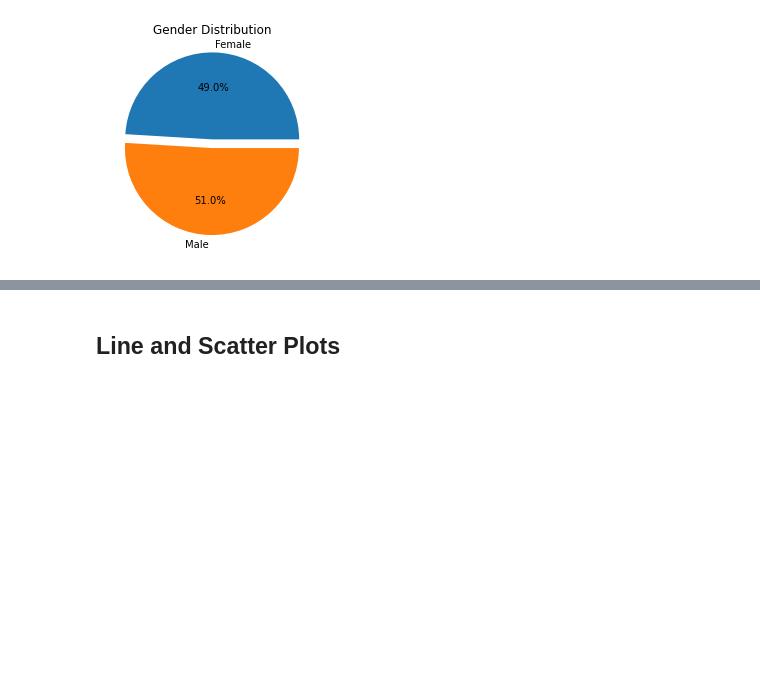
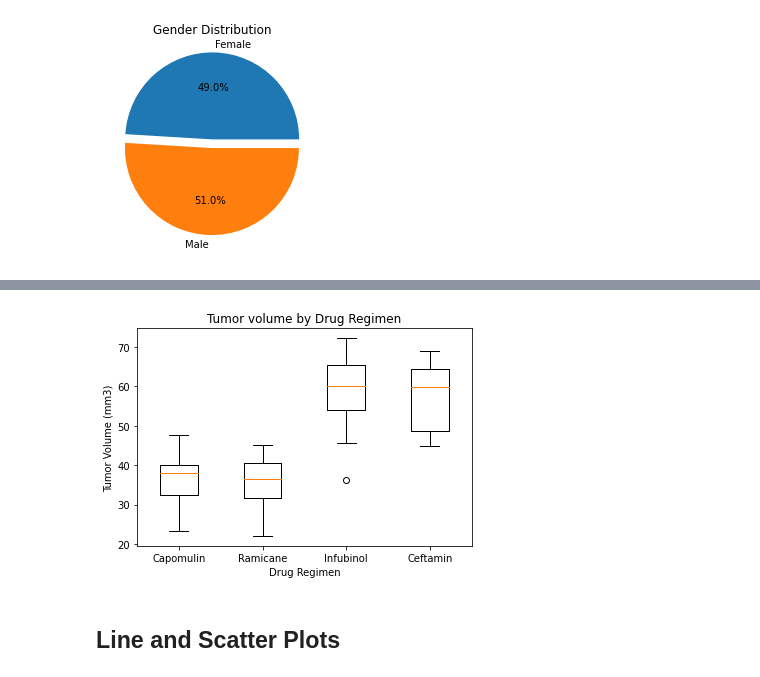
Before and after one commit to hibaa-a/matplotlib, a Jupyter notebook: Pymaceuticals/pymaceuticals.ipynb, the cells around one changed output, grey strips where cells are left out. Saved outputs shown, nothing was run; the diff lists cells and outputs as text; code cells hidden in the pictures; blank space fills up the shorter version.

```diff
--- a/Pymaceuticals/pymaceuticals.ipynb
+++ b/Pymaceuticals/pymaceuticals.ipynb
@@ -169,0 +199,31 @@ plt.show()
+# %%
+treatments = ['Capomulin', 'Ramicane', 'Infubinol', 'Ceftamin']
+
+# Create empty list to fill with tumor vol data (for plotting)
+
+capomulin_t = []
+ramicane_t = []
+infubinol_t = []
+ceftamin_t = []
+
+# Put treatments into a list for for loop (and later for plot labels)
+
+for index, row in final_volume_df.iterrows():
+        if row["Drug Regimen"] == 'Capomulin':
+            capomulin_t.append(row['Tumor Volume (mm3)'])
+        if row["Drug Regimen"] == treatments[1]:
+            ramicane_t.append(row['Tumor Volume (mm3)'])
+        if row["Drug Regimen"] == treatments[2]:
+            infubinol_t.append(row['Tumor Volume (mm3)'])
+        if row["Drug Regimen"] == treatments[3]:
+            ceftamin_t.append(row['Tumor Volume (mm3)'])
+
+drugs_df = pd.DataFrame({treatments[0]: capomulin_t,
+                       treatments[1]: ramicane_t,
+                       treatments[2]: infubinol_t,
+                       treatments[3]: ceftamin_t
+                       })
+
+drugs_df_max = drugs_df.max()
+drugs_df_min = drugs_df.min()
+drugs_df.head()
@@ -170,3 +237,18 @@ plt.show()
+# %%
+boxplot = [drugs_df[treatments[0]],
+                drugs_df[treatments[1]],
+                drugs_df[treatments[2]],
+                drugs_df[treatments[3]]
+               ]
+
+fig, ax = plt.subplots()
+ax.boxplot(boxplot, labels = treatments)
+ax.set_title('Tumor volume by Drug Regimen')
+ax.set_xlabel('Drug Regimen')
+ax.set_ylabel('Tumor Volume (mm3)')
+plt.show()
+# %% [output]
+[figure, added]
 # %% [markdown]
 ## Line and Scatter Plots
 # %%
```
Also changed, not shown: parts of 5 cells of this notebook.
